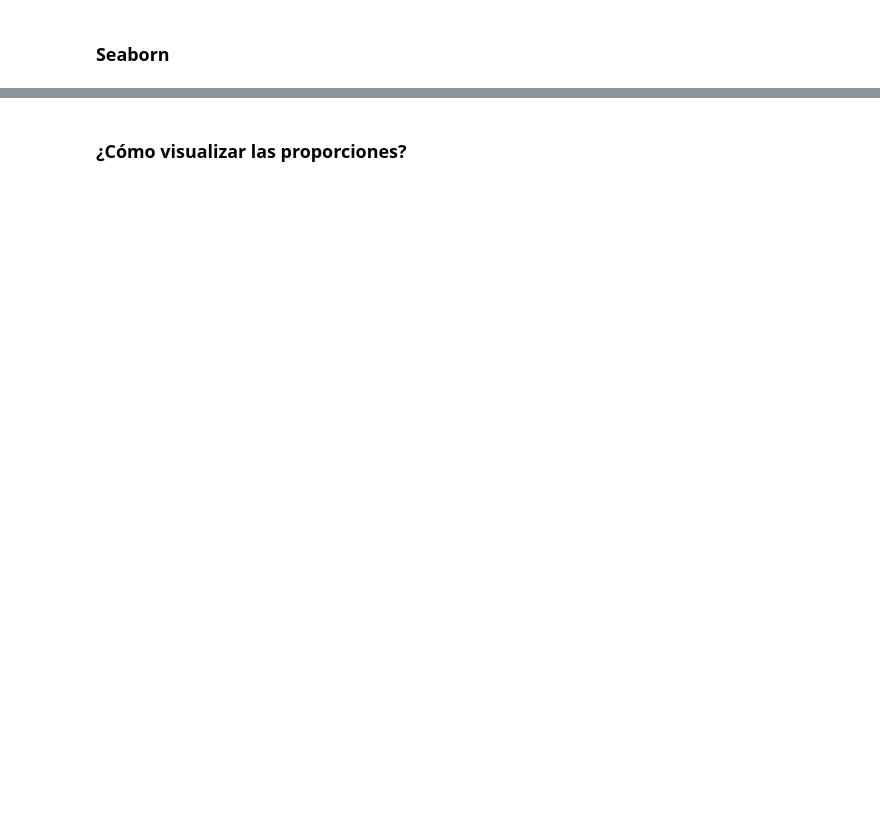
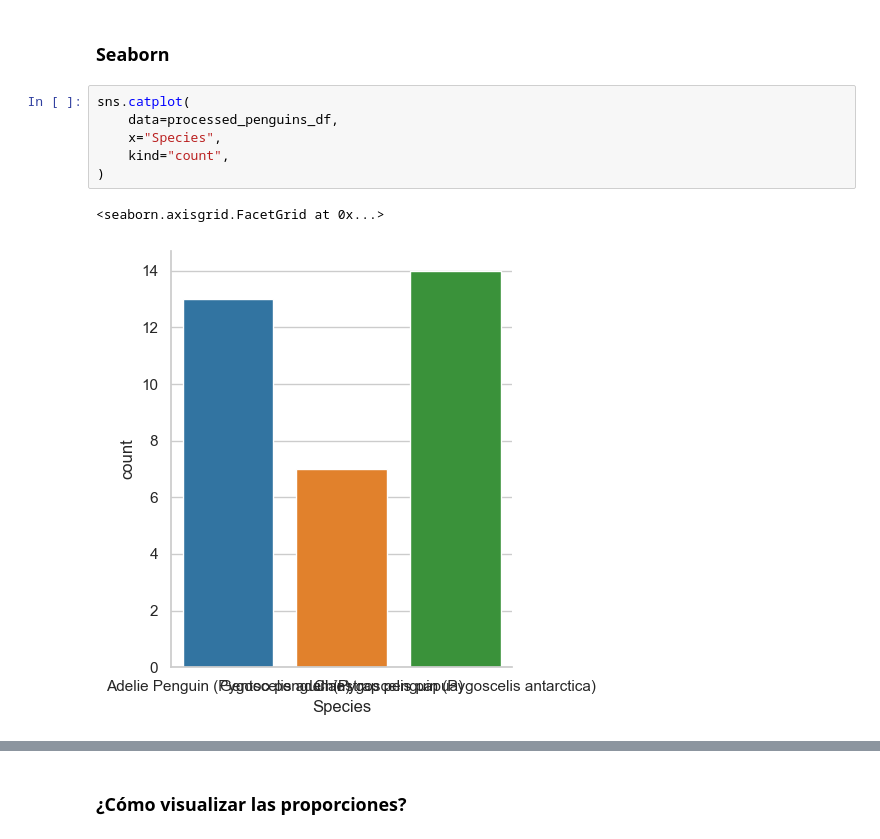
Before and after one commit to sprtn-117/penguins, a Jupyter notebook: conociendo-nuestros-datos.ipynb, the cells around one changed output, grey strips where cells are left out. Cells and saved outputs as stored; diff of their text form; blank space fills up the shorter version.

```diff
--- a/conociendo-nuestros-datos.ipynb
+++ b/conociendo-nuestros-datos.ipynb
@@ -293,2 +358,11 @@ processed_penguins_df.shape
 # %% [markdown]
 ### Seaborn
+# %%
+sns.catplot(
+    data=processed_penguins_df,
+    x="Species",
+    kind="count",
+)
+# %% [output]
+<seaborn.axisgrid.FacetGrid at 0x...>
+[figure, added]
```
Also changed, not shown: parts of 9 cells of this notebook.
